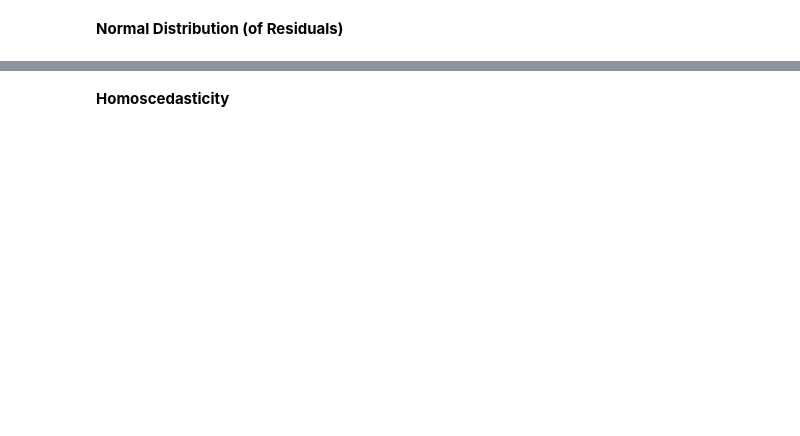
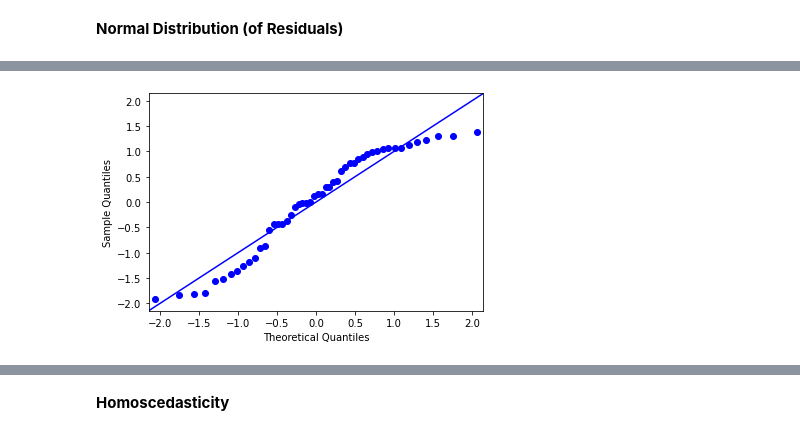
Before and after one commit to keithotuomagie/movie_analysis, a Jupyter notebook: notebook.ipynb, the cells around one changed output, grey strips where cells are left out. Drawn from its saved outputs; the diff is of its cells as text; code cells hidden in the pictures; blank space fills up the shorter version.

```diff
--- a/notebook.ipynb
+++ b/notebook.ipynb
@@ -1346,0 +1358,12 @@ fig.suptitle("Autocorrelation of Errors", fontsize="x-large");
+# %%
+# Creating a Q-Q plot(quantile-quantile) to examine whether or not the residuals follow a normal distribution
+
+# Use qqplot function from StatsModels
+fig, ax = plt.subplots()
+sm.graphics.qqplot(results_budget_profit.resid, dist=stats.norm, line='45', fit=True, ax=ax)
+
+# Customizing plot appearance
+line = ax.lines[1]
+line.set_color("blue")
+# %% [output]
+[figure, added]
```
Also changed, not shown: parts of 9 cells of this notebook.
